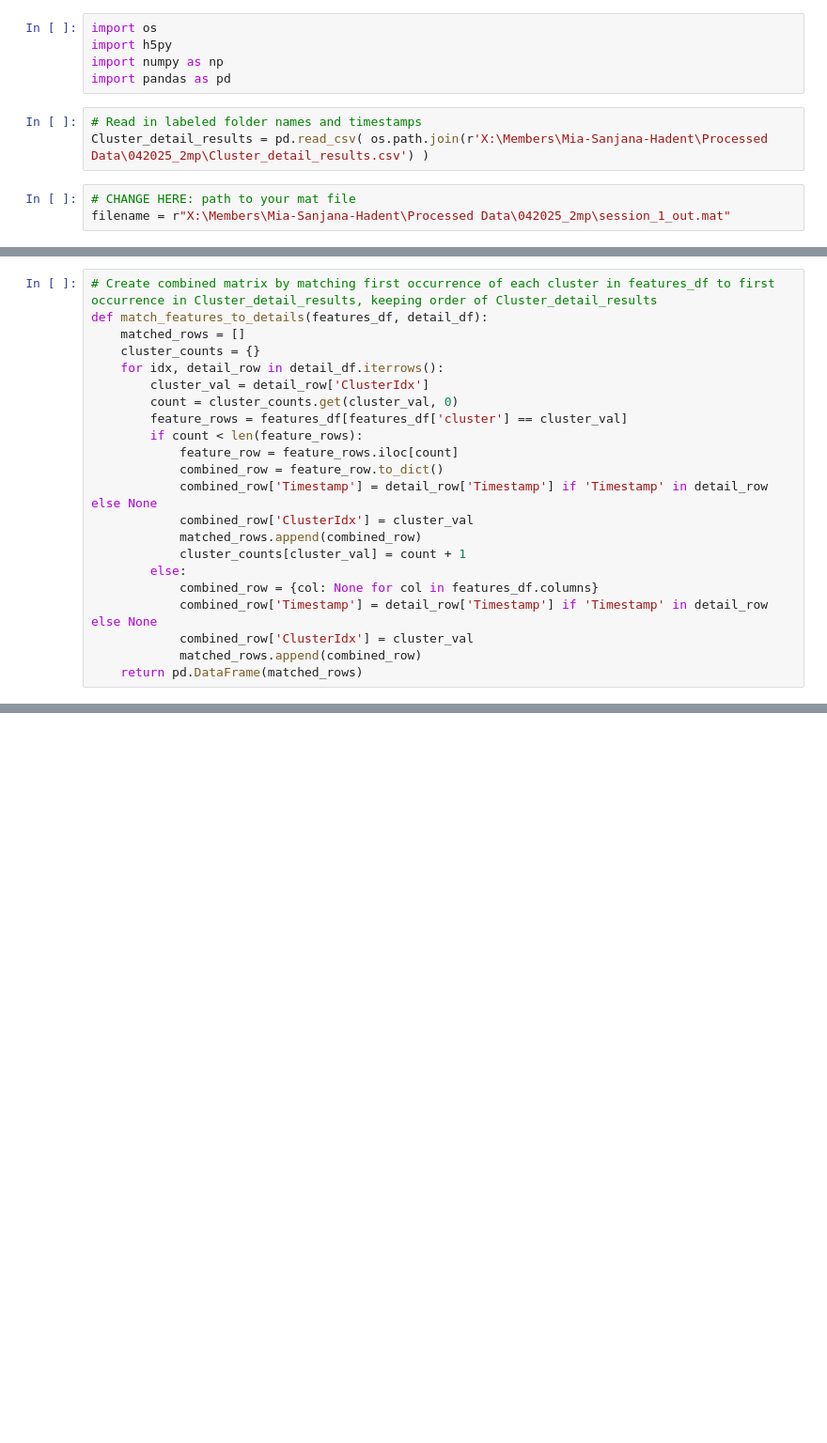
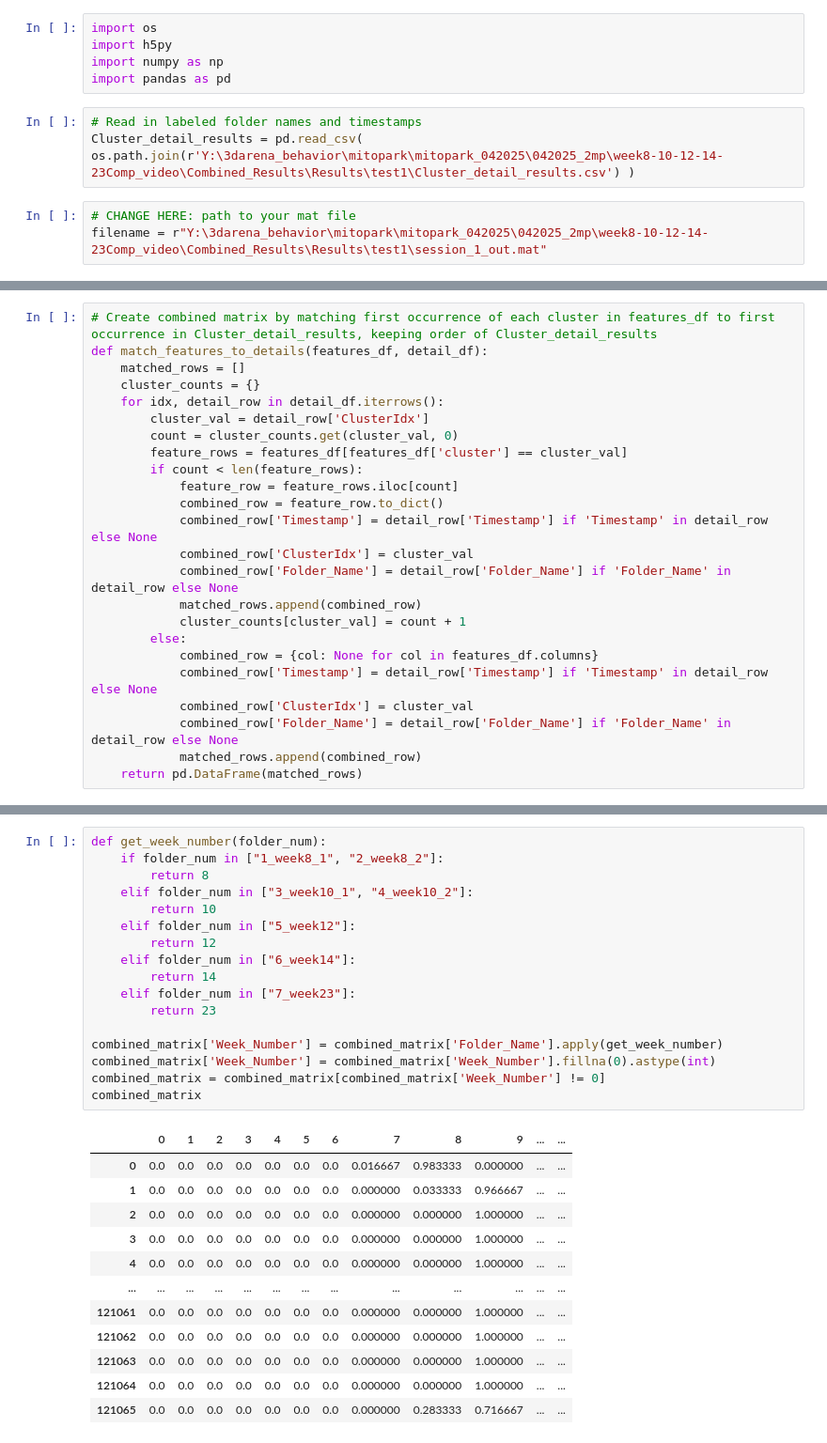
Before and after one commit to Ganglia-Guardian/AccelCluster-Visualizations, a Jupyter notebook: stitched_labeled_experiment.ipynb, the cells around one changed output, grey strips where cells are left out. Shown at 94% size. Drawn from its saved outputs; the diff is of its cells as text; blank space fills up the shorter version.

```diff
--- a/stitched_labeled_experiment.ipynb
+++ b/stitched_labeled_experiment.ipynb
@@ -5,10 +5,10 @@ import numpy as np
 import pandas as pd
 # %%
 # Read in labeled folder names and timestamps
-Cluster_detail_results = pd.read_csv( os.path.join(r'X:\Members\Mia-Sanjana-Hadent\Processed Data\042025_2mp\Cluster_detail_results.csv') )
+Cluster_detail_results = pd.read_csv( os.path.join(r'Y:\3darena_behavior\mitopark\mitopark_042025\042025_2mp\week8-10-12-14-23Comp_video\Combined_Results\Results\test1\Cluster_detail_results.csv') )
 # %%
 # CHANGE HERE: path to your mat file
-filename = r"X:\Members\Mia-Sanjana-Hadent\Processed Data\042025_2mp\session_1_out.mat"
+filename = r"Y:\3darena_behavior\mitopark\mitopark_042025\042025_2mp\week8-10-12-14-23Comp_video\Combined_Results\Results\test1\session_1_out.mat"
 # %%
 # Read in values from clustersIdx, set automatically to the cluster value it represents rather than the actual value of the cell
 if os.path.exists(filename):
@@ -70,12 +102,14 @@ def match_features_to_details(features_df, detail_df):
             combined_row = feature_row.to_dict()
             combined_row['Timestamp'] = detail_row['Timestamp'] if 'Timestamp' in detail_row else None
             combined_row['ClusterIdx'] = cluster_val
+            combined_row['Folder_Name'] = detail_row['Folder_Name'] if 'Folder_Name' in detail_row else None
             matched_rows.append(combined_row)
             cluster_counts[cluster_val] = count + 1
         else:
             combined_row = {col: None for col in features_df.columns}
             combined_row['Timestamp'] = detail_row['Timestamp'] if 'Timestamp' in detail_row else None
             combined_row['ClusterIdx'] = cluster_val
+            combined_row['Folder_Name'] = detail_row['Folder_Name'] if 'Folder_Name' in detail_row else None
             matched_rows.append(combined_row)
     return pd.DataFrame(matched_rows)
 # %%
@@ -83,0 +132,30 @@ combined_matrix
+# %%
+def get_week_number(folder_num):
+    if folder_num in ["1_week8_1", "2_week8_2"]:
+        return 8
+    elif folder_num in ["3_week10_1", "4_week10_2"]:
+        return 10
+    elif folder_num in ["5_week12"]:
+        return 12
+    elif folder_num in ["6_week14"]:
+        return 14
+    elif folder_num in ["7_week23"]:
+        return 23
+
+combined_matrix['Week_Number'] = combined_matrix['Folder_Name'].apply(get_week_number)
+combined_matrix['Week_Number'] = combined_matrix['Week_Number'].fillna(0).astype(int)
+combined_matrix = combined_matrix[combined_matrix['Week_Number'] != 0]
+combined_matrix
+# %% [output]
+|  | 0 | 1 | 2 | 3 | 4 | 5 | 6 | 7 | 8 | 9 | ... | ... |
+| 0 | 0.0 | 0.0 | 0.0 | 0.0 | 0.0 | 0.0 | 0.0 | 0.016667 | 0.983333 | 0.000000 | ... | ... |
+| 1 | 0.0 | 0.0 | 0.0 | 0.0 | 0.0 | 0.0 | 0.0 | 0.000000 | 0.033333 | 0.966667 | ... | ... |
+| 2 | 0.0 | 0.0 | 0.0 | 0.0 | 0.0 | 0.0 | 0.0 | 0.000000 | 0.000000 | 1.000000 | ... | ... |
+| 3 | 0.0 | 0.0 | 0.0 | 0.0 | 0.0 | 0.0 | 0.0 | 0.000000 | 0.000000 | 1.000000 | ... | ... |
+| 4 | 0.0 | 0.0 | 0.0 | 0.0 | 0.0 | 0.0 | 0.0 | 0.000000 | 0.000000 | 1.000000 | ... | ... |
+| ... | ... | ... | ... | ... | ... | ... | ... | ... | ... | ... | ... | ... |
+| 121061 | 0.0 | 0.0 | 0.0 | 0.0 | 0.0 | 0.0 | 0.0 | 0.000000 | 0.000000 | 1.000000 | ... | ... |
+| 121062 | 0.0 | 0.0 | 0.0 | 0.0 | 0.0 | 0.0 | 0.0 | 0.000000 | 0.000000 | 1.000000 | ... | ... |
+| 121063 | 0.0 | 0.0 | 0.0 | 0.0 | 0.0 | 0.0 | 0.0 | 0.000000 | 0.000000 | 1.000000 | ... | ... |
+| 121064 | 0.0 | 0.0 | 0.0 | 0.0 | 0.0 | 0.0 | 0.0 | 0.000000 | 0.000000 | 1.000000 | ... | ... |
+| 121065 | 0.0 | 0.0 | 0.0 | 0.0 | 0.0 | 0.0 | 0.0 | 0.000000 | 0.283333 | 0.716667 | ... | ... |
```
Also changed, not shown: parts of 8 cells of this notebook, 2 other files.
